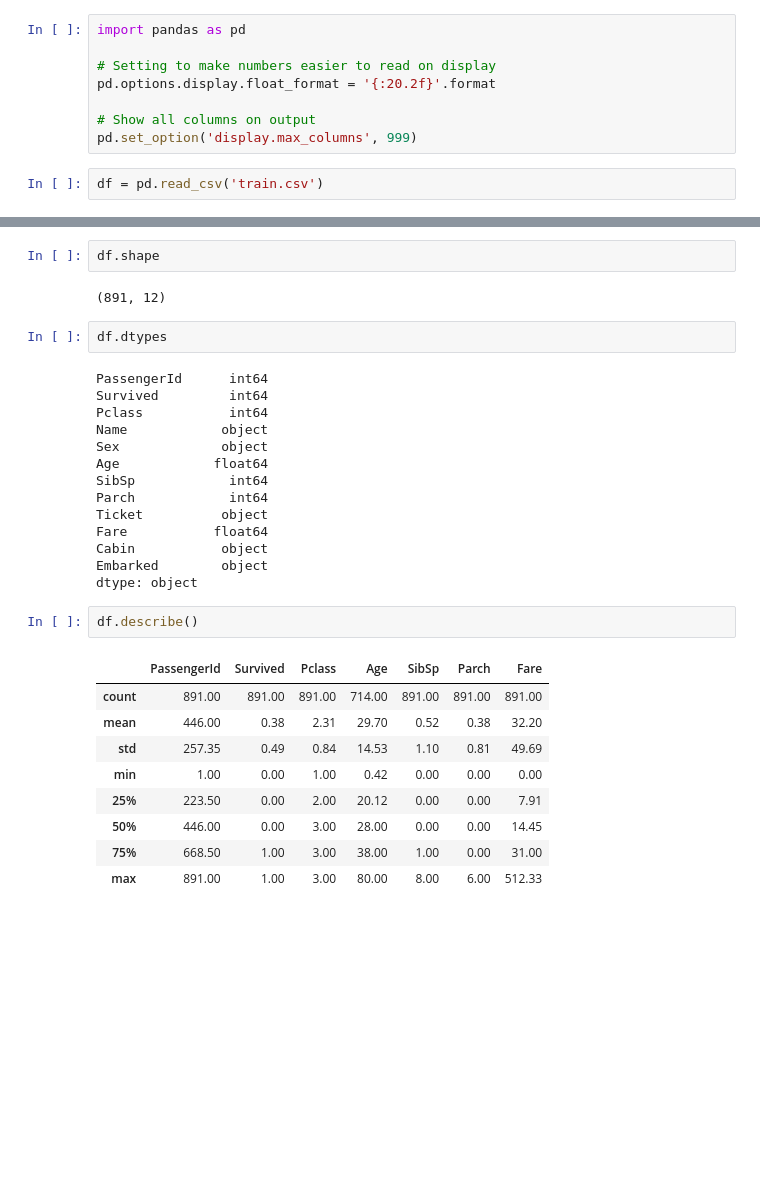
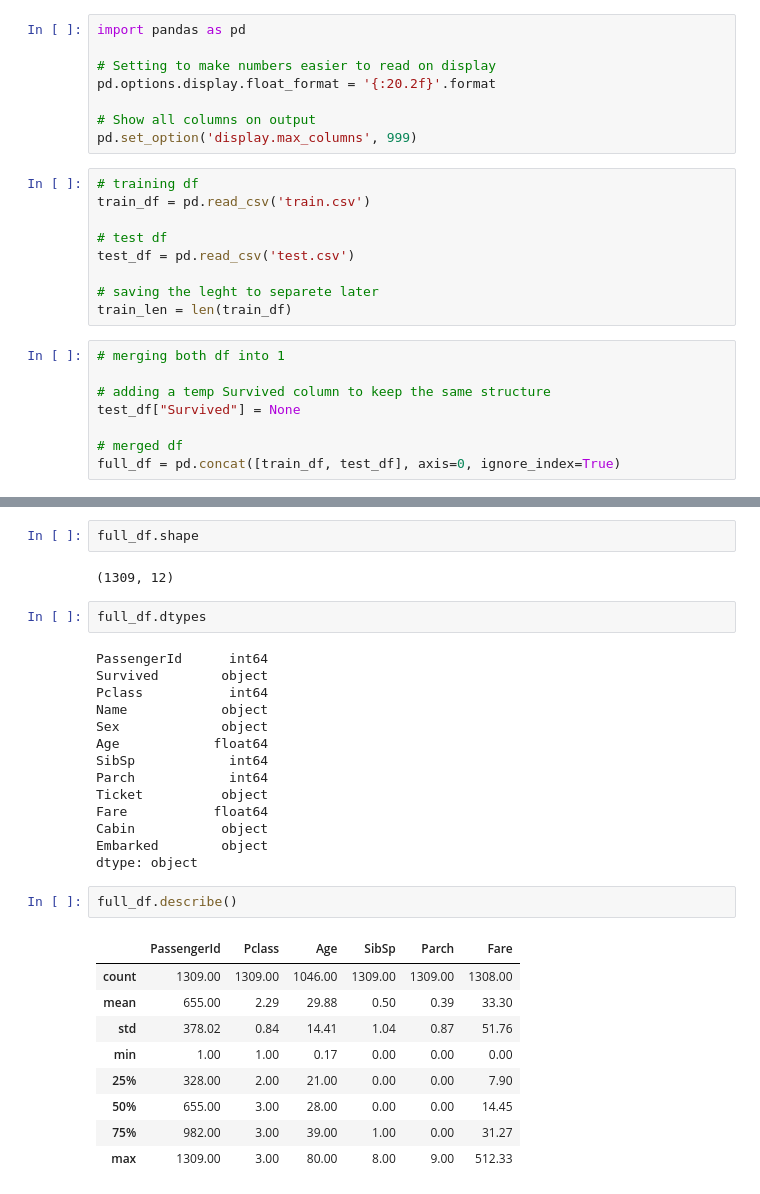
Before and after one commit to ludoteca12/Titanic-classification-, a Jupyter notebook: Titanic survivability prediction.ipynb, the cells around one changed output, grey strips where cells are left out. Saved outputs shown, nothing was run; the diff lists cells and outputs as text; blank space fills up the shorter version.

```diff
--- a/Titanic survivability prediction.ipynb
+++ b/Titanic survivability prediction.ipynb
@@ -7,5 +7,20 @@ pd.options.display.float_format = '{:20.2f}'.format
 # Show all columns on output
 pd.set_option('display.max_columns', 999)
 # %%
-df = pd.read_csv('train.csv')
+# training df
+train_df = pd.read_csv('train.csv')
+
+# test df
+test_df = pd.read_csv('test.csv')
+
+# saving the leght to separete later
+train_len = len(train_df)
+# %%
+# merging both df into 1
+
+# adding a temp Survived column to keep the same structure
+test_df["Survived"] = None
+
+# merged df
+full_df = pd.concat([train_df, test_df], axis=0, ignore_index=True)
 # %%
@@ -23,14 +38,14 @@ df.head(10)
 | 8 | 9 | 1 | 3 | Johnson, Mrs. Oscar W (Elisabeth ... | female | 27.00 | 0 | 2 | 347742 | 11.13 | ... |
 | 9 | 10 | 1 | 2 | Nasser, Mrs. Nicholas (Adele Achem) | female | 14.00 | 1 | 0 | 237736 | 30.07 | ... |
 # %%
-df.shape
+full_df.shape
 # %% [output]
-(891, 12)
+(1309, 12)
 # %%
-df.dtypes
+full_df.dtypes
 # %% [output]
 PassengerId      int64
-Survived         int64
+Survived        object
 Pclass           int64
 Name            object
 Sex             object
@@ -43,15 +58,15 @@ Cabin           object
 Embarked        object
 dtype: object
 # %%
-df.describe()
+full_df.describe()
 # %% [output]
-|  | PassengerId | Survived | Pclass | Age | SibSp | Parch | Fare |
-| count | 891.00 | 891.00 | 891.00 | 714.00 | 891.00 | 891.00 | 891.00 |
-| mean | 446.00 | 0.38 | 2.31 | 29.70 | 0.52 | 0.38 | 32.20 |
-| std | 257.35 | 0.49 | 0.84 | 14.53 | 1.10 | 0.81 | 49.69 |
-| min | 1.00 | 0.00 | 1.00 | 0.42 | 0.00 | 0.00 | 0.00 |
-| 25% | 223.50 | 0.00 | 2.00 | 20.12 | 0.00 | 0.00 | 7.91 |
-| 50% | 446.00 | 0.00 | 3.00 | 28.00 | 0.00 | 0.00 | 14.45 |
-| 75% | 668.50 | 1.00 | 3.00 | 38.00 | 1.00 | 0.00 | 31.00 |
-| max | 891.00 | 1.00 | 3.00 | 80.00 | 8.00 | 6.00 | 512.33 |
+|  | PassengerId | Pclass | Age | SibSp | Parch | Fare |
+| count | 1309.00 | 1309.00 | 1046.00 | 1309.00 | 1309.00 | 1308.00 |
+| mean | 655.00 | 2.29 | 29.88 | 0.50 | 0.39 | 33.30 |
+| std | 378.02 | 0.84 | 14.41 | 1.04 | 0.87 | 51.76 |
+| min | 1.00 | 1.00 | 0.17 | 0.00 | 0.00 | 0.00 |
+| 25% | 328.00 | 2.00 | 21.00 | 0.00 | 0.00 | 7.90 |
+| 50% | 655.00 | 3.00 | 28.00 | 0.00 | 0.00 | 14.45 |
+| 75% | 982.00 | 3.00 | 39.00 | 1.00 | 0.00 | 31.27 |
+| max | 1309.00 | 3.00 | 80.00 | 8.00 | 9.00 | 512.33 |
 # %%
```
Also changed, not shown: parts of 18 cells of this notebook, 1 other file.
